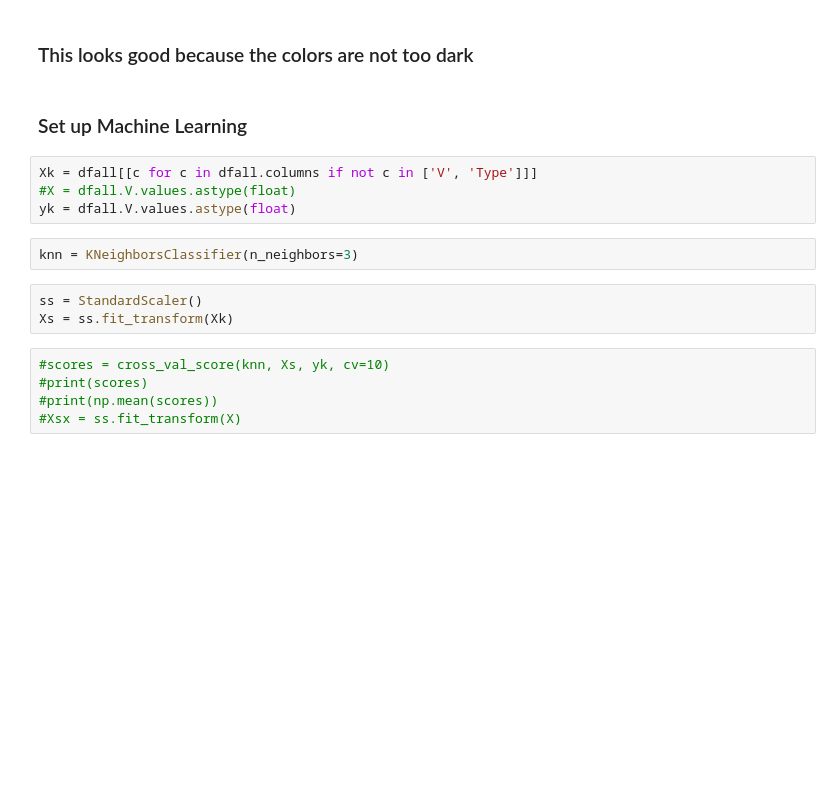
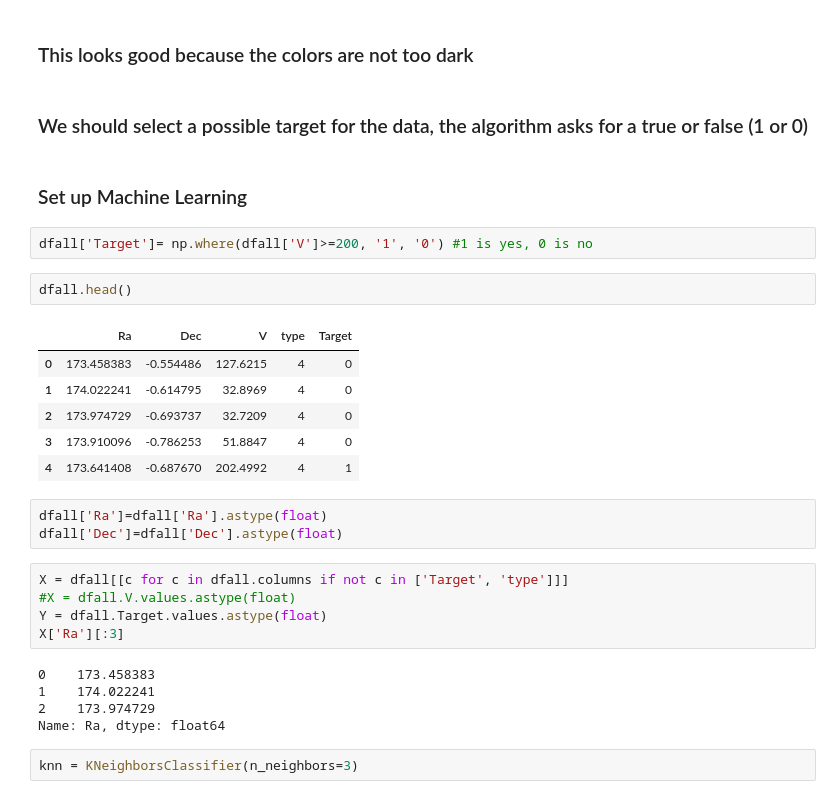
Before and after one commit to AstroHyde/ACAMAR, a Jupyter notebook: CodingPandas/PTG_elaina.ipynb, the cells around one changed output. Cells and saved outputs as stored; diff of their text form; blank space fills up the shorter version.

```diff
--- a/CodingPandas/PTG_elaina.ipynb
+++ b/CodingPandas/PTG_elaina.ipynb
@@ -244,19 +244,33 @@ plt.show()
 [figure]
 # %% [markdown]
 ### This looks good because the colors are not too dark
+# %% [markdown]
+### We should select a possible target for the data, the algorithm asks for a true or false (1 or 0)
 # %% [markdown]
 ### Set up Machine Learning
+# %%
+dfall['Target']= np.where(dfall['V']>=200, '1', '0') #1 is yes, 0 is no
+# %%
+dfall.head()
+# %% [output]
+|  | Ra | Dec | V | type | Target |
+| 0 | 173.458383 | -0.554486 | 127.6215 | 4 | 0 |
+| 1 | 174.022241 | -0.614795 | 32.8969 | 4 | 0 |
+| 2 | 173.974729 | -0.693737 | 32.7209 | 4 | 0 |
+| 3 | 173.910096 | -0.786253 | 51.8847 | 4 | 0 |
+| 4 | 173.641408 | -0.687670 | 202.4992 | 4 | 1 |
+# %%
+dfall['Ra']=dfall['Ra'].astype(float)
+dfall['Dec']=dfall['Dec'].astype(float)
 # %%
-Xk = dfall[[c for c in dfall.columns if not c in ['V', 'Type']]]
+X = dfall[[c for c in dfall.columns if not c in ['Target', 'type']]]
 #X = dfall.V.values.astype(float)
-yk = dfall.V.values.astype(float)
+Y = dfall.Target.values.astype(float)
+X['Ra'][:3]
+# %% [output]
+0    173.458383
+1    174.022241
+2    173.974729
+Name: Ra, dtype: float64
 # %%
 knn = KNeighborsClassifier(n_neighbors=3)
-# %%
-ss = StandardScaler()
-Xs = ss.fit_transform(Xk)
-# %%
-#scores = cross_val_score(knn, Xs, yk, cv=10)
-#print(scores)
-#print(np.mean(scores))
-#Xsx = ss.fit_transform(X)
```
Also changed, not shown: parts of 2 cells of this notebook.
